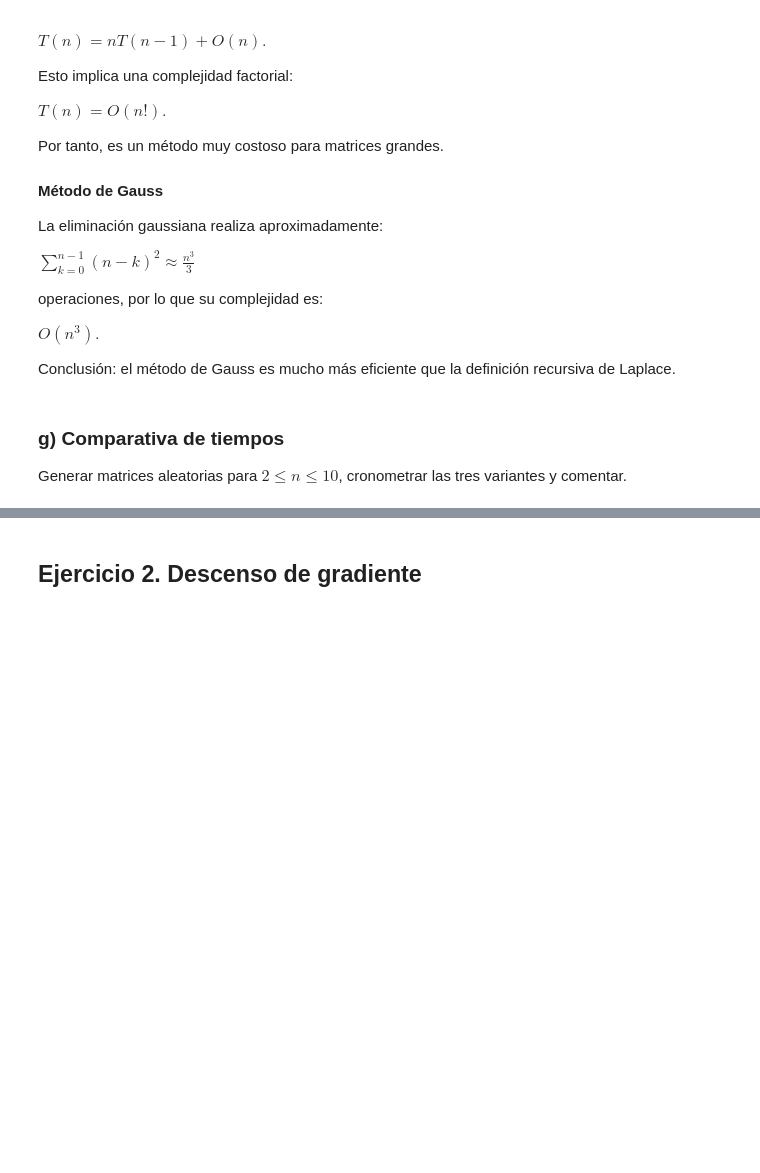
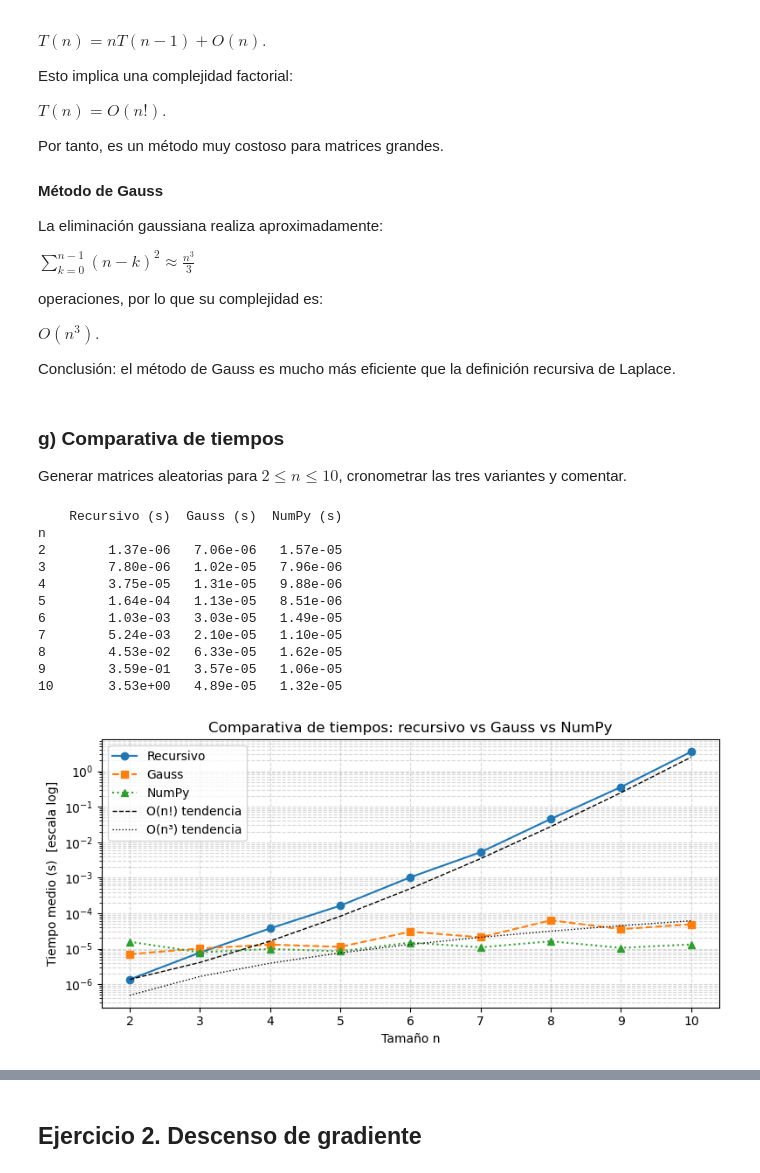
Before and after one commit to jzalaya/mates-grupo-20, a Jupyter notebook: ejercicios_entregable.ipynb, the cells around one changed output, grey strips where cells are left out. Cells and saved outputs as stored; diff of their text form; code cells hidden in the pictures; blank space fills up the shorter version.

Commit message:
Añadir apartados 1c y 1g: efecto operaciones elementales y comparativa de tiempos

```diff
--- a/ejercicios_entregable.ipynb
+++ b/ejercicios_entregable.ipynb
@@ -566,6 +596,74 @@ Conclusión: el método de Gauss es mucho más eficiente que la definición recu
 
 Generar matrices aleatorias para $2\le n\le 10$, cronometrar las tres variantes y comentar.
 # %%
-# TODO: bucle de tiempos para determinante_recursivo, determinante_gauss y np.linalg.det
-#       construir tabla comparativa (pandas) y graficar
+import math
+
+np.random.seed(42)
+REPS = 10  # repeticiones sobre la misma matriz para reducir el ruido de medición
+
+resultados = []
+for n in range(2, 11):
+    # Se genera una sola matriz por tamaño
+    M_np  = np.random.randn(n, n)
+    M_lst = M_np.tolist()
+
+    # Se mide el tiempo promedio de REPS ejecuciones sobre la misma matriz
+    t0 = time.perf_counter()
+    for _ in range(REPS):
+        determinante_recursivo(M_lst)
+    t_rec = (time.perf_counter() - t0)/REPS
+
+    t0 = time.perf_counter()
+    for _ in range(REPS):
+        determinante_gauss(M_lst)
+    t_gau = (time.perf_counter() - t0)/REPS
+
+    t0 = time.perf_counter()
+    for _ in range(REPS):
+        np.linalg.det(M_np)
+    t_np = (time.perf_counter() - t0)/REPS
+
+    resultados.append({"n": n,
+                       "Recursivo (s)": t_rec,
+                       "Gauss (s)": t_gau,
+                       "NumPy (s)": t_np})
+
+df = pd.DataFrame(resultados).set_index("n")
+print(df.to_string(float_format="%.2e"))
+
+# Líneas de tendencia escaladas
+ns        = list(range(2, 11))
+fact_vals = [math.factorial(n) for n in ns]
+cub_vals  = [n**3 for n in ns]
+k_fact    = df["Recursivo (s)"].iloc[0]/fact_vals[0]   # escalado en n=2
+k_cub     = df["Gauss (s)"].iloc[5]/cub_vals[5]     # escalado en n=7
+
+# Gráfica
+plt.figure(figsize=(8, 4))
+plt.plot(ns, df["Recursivo (s)"], "o-",  label="Recursivo")
+plt.plot(ns, df["Gauss (s)"], "s--", label="Gauss")
+plt.plot(ns, df["NumPy (s)"], "^:",  label="NumPy")
+plt.plot(ns, [k_fact*f for f in fact_vals], "k--", linewidth=1, label="O(n!) tendencia")
+plt.plot(ns, [k_cub*c for c in cub_vals], "k:",  linewidth=1, label="O(n³) tendencia")
+plt.yscale("log")
+plt.xlabel("Tamaño n")
+plt.ylabel("Tiempo medio (s)  [escala log]")
+plt.title("Comparativa de tiempos: recursivo vs Gauss vs NumPy")
+plt.legend()
+plt.grid(True, which="both", linestyle="--", alpha=0.5)
+plt.tight_layout()
+plt.show()
+# %% [output]
+    Recursivo (s)  Gauss (s)  NumPy (s)
+n
+2        1.37e-06   7.06e-06   1.57e-05
+3        7.80e-06   1.02e-05   7.96e-06
+4        3.75e-05   1.31e-05   9.88e-06
+5        1.64e-04   1.13e-05   8.51e-06
+6        1.03e-03   3.03e-05   1.49e-05
+7        5.24e-03   2.10e-05   1.10e-05
+8        4.53e-02   6.33e-05   1.62e-05
+9        3.59e-01   3.57e-05   1.06e-05
+10       3.53e+00   4.89e-05   1.32e-05
+[figure, added]
 # %% [markdown]
```
Also changed, not shown: parts of 5 cells of this notebook.
